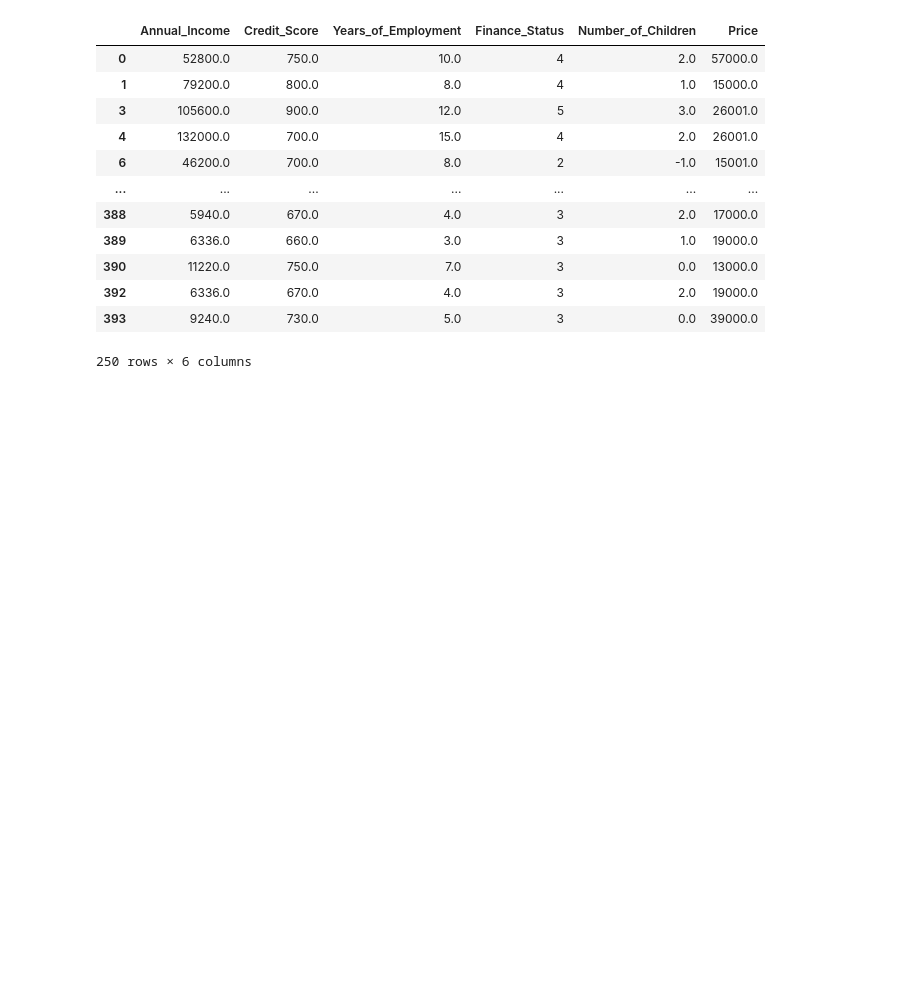
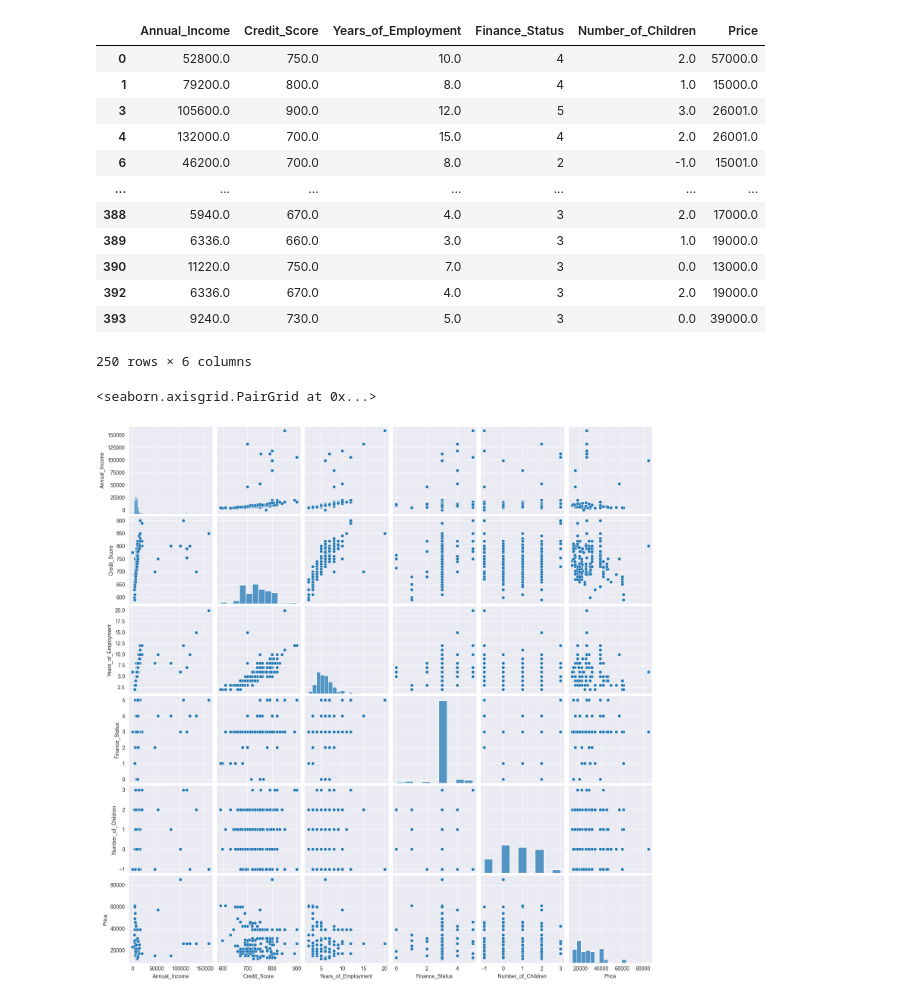
Before and after one commit to File500/Data_science_and_analysis, a Jupyter notebook: analysis/predictive_analysis/ML_models_training.ipynb, the cells around one changed output. Drawn from its saved outputs; the diff is of its cells as text; code cells hidden in the pictures; blank space fills up the shorter version.

```diff
--- a/analysis/predictive_analysis/ML_models_training.ipynb
+++ b/analysis/predictive_analysis/ML_models_training.ipynb
@@ -146,3 +153,8 @@ data_reg
 | 392 | 6336.0 | 670.0 | 4.0 | 3 | 2.0 | 19000.0 |
 | 393 | 9240.0 | 730.0 | 5.0 | 3 | 0.0 | 39000.0 |
 250 rows × 6 columns
+# %%
+sns.pairplot(data_reg)
+# %% [output]
+<seaborn.axisgrid.PairGrid at 0x...>
+[figure, added]
```
Also changed, not shown: parts of 17 cells of this notebook, 2 other files.
